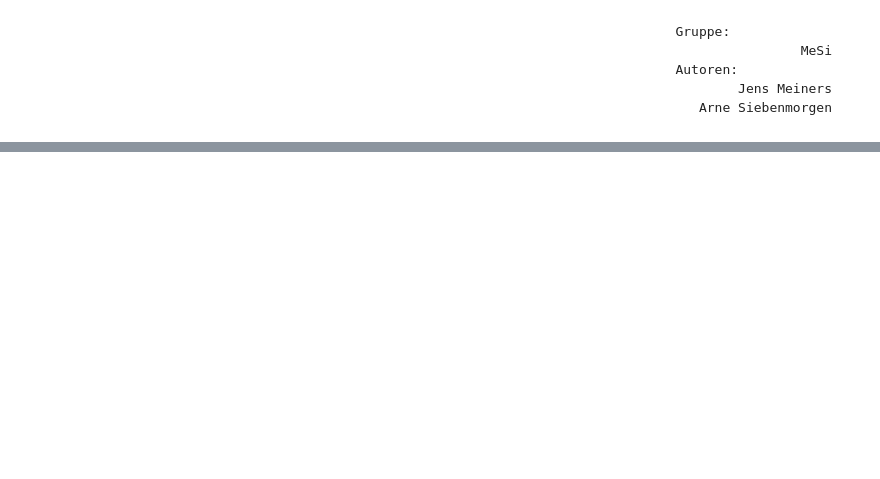
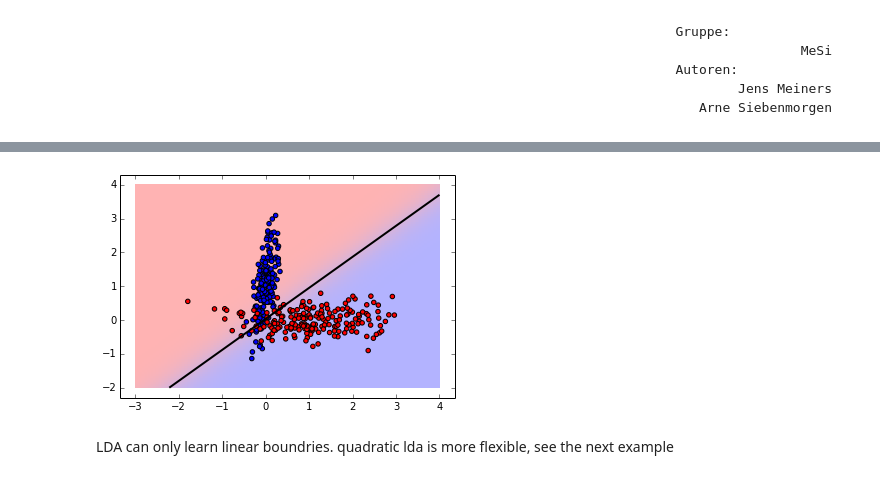
Before and after one commit to JensMeiners/MI1, a Jupyter notebook: Ex07/Ex07.ipynb, the cells around one changed output, grey strips where cells are left out. Drawn from its saved outputs; the diff is of its cells as text; code cells hidden in the pictures; blank space fills up the shorter version.

```diff
--- a/Ex07/Ex07.ipynb
+++ b/Ex07/Ex07.ipynb
@@ -12,0 +55,33 @@ Arne Siebenmorgen
+# %%
+def plot_fisher(model):
+    cmap = colors.LinearSegmentedColormap(
+        'red_blue_classes',
+        {'blue': [(0, 0.7, 0.7), (1, 1, 1)],
+         'green': [(0, 0.7, 0.7), (1, 0.7, 0.7)],
+         'red': [(0, 1, 1), (1, 0.7, 0.7)]})
+    plt.cm.register_cmap(cmap=cmap)
+
+    plt.scatter(X1, y1, c='blue')
+    plt.scatter(X2, y2, c='red')
+
+    # class 0 and 1 : areas
+    nx, ny = 200, 100
+    x_min, x_max = plt.xlim()
+    y_min, y_max = plt.ylim()
+    xx, yy = np.meshgrid(np.linspace(x_min, x_max, nx),
+                         np.linspace(y_min, y_max, ny))
+    Z = model.predict_proba(np.c_[xx.ravel(), yy.ravel()])
+    Z = Z[:, 1].reshape(xx.shape)
+    plt.pcolormesh(xx, yy, Z, cmap='red_blue_classes',
+                   norm=colors.Normalize(0., 1.))
+    plt.contour(xx, yy, Z, [0.5], linewidths=2., colors='k')
+
+    plt.scatter(X1, y1, c='blue')
+    plt.scatter(X2, y2, c='red')
+
+    plt.show()
+plot_fisher(lda)
+# %% [output]
+[figure, added]
+# %% [markdown]
+LDA can only learn linear boundries. quadratic lda is more flexible, see the next example
```
Also changed, not shown: parts of 7 cells of this notebook.
